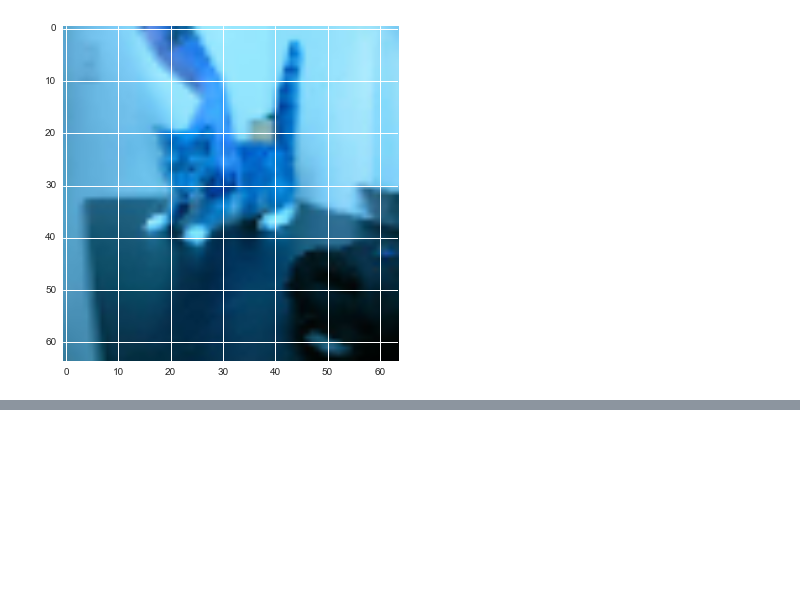
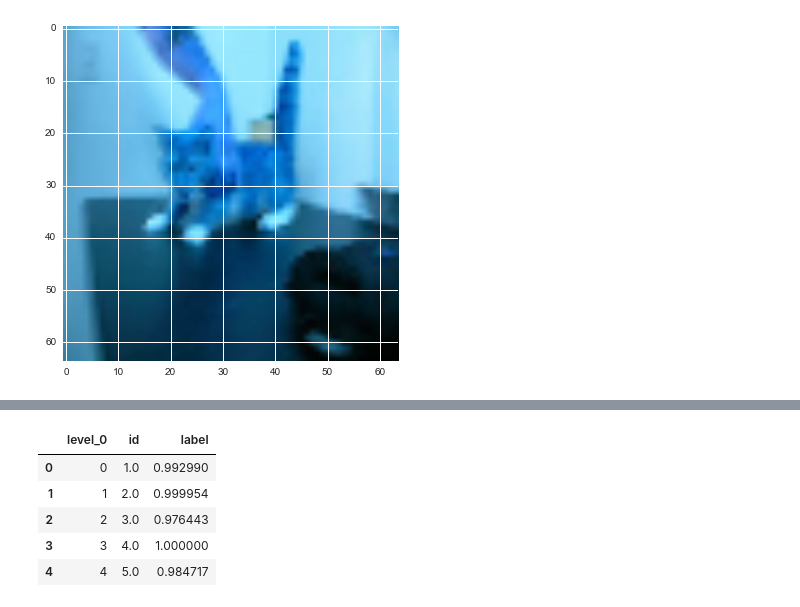
Before and after one commit to xingobar/machine_learning, a Jupyter notebook: Dog and Cat classification .ipynb, the cells around one changed output, grey strips where cells are left out. Saved outputs shown, nothing was run; the diff lists cells and outputs as text; code cells hidden in the pictures; blank space fills up the shorter version.

```diff
--- a/Dog and Cat classification .ipynb
+++ b/Dog and Cat classification .ipynb
@@ -155,8 +187,13 @@ plt.show()
 # %%
-for i in range(0,10):
+columns = ['id','label']
+df_results = pd.DataFrame(columns=columns)
+for i in range(0,len(test)):
     if predictions[i,0] >=0.5 :
-        print 'it is a dog %.2f probability ' %(predictions[i,0])
+        pred = predictions[i,0]
+        #print 'it is a dog %.2f probability ' %(predictions[i,0])
+
     else:
-        print 'it is a cat  %.2f probability ' %(1 - predictions[i,0])
-    plt.imshow(test[i].T)
-    plt.show()
+        pred =  1 - predictions[i,0]
+        #print 'it is a cat  %.2f probability ' %(1 - predictions[i,0])
+    entry = pd.DataFrame([[i+1,pred]] , columns=columns)
+    df_results = df_results.append(entry)
@@ -176,0 +209,11 @@ it is a cat  0.51 probability
+# %%
+df_results = df_results.reset_index()
+df_results.drop(['index'],axis=1,inplace=True)
+df_results.head()
+# %% [output]
+|  | level_0 | id | label |
+| 0 | 0 | 1.0 | 0.992990 |
+| 1 | 1 | 2.0 | 0.999954 |
+| 2 | 2 | 3.0 | 0.976443 |
+| 3 | 3 | 4.0 | 1.000000 |
+| 4 | 4 | 5.0 | 0.984717 |
```
Also changed, not shown: parts of 19 cells of this notebook.
